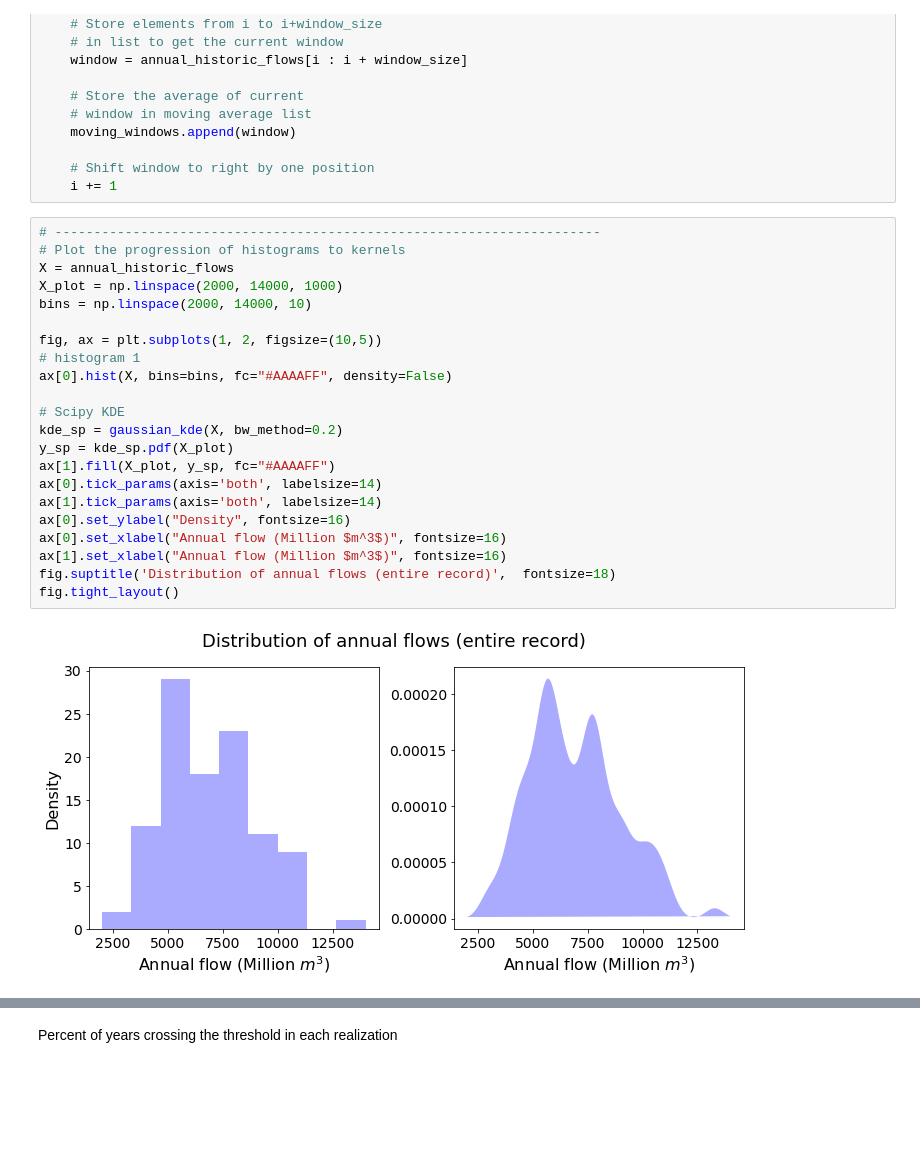
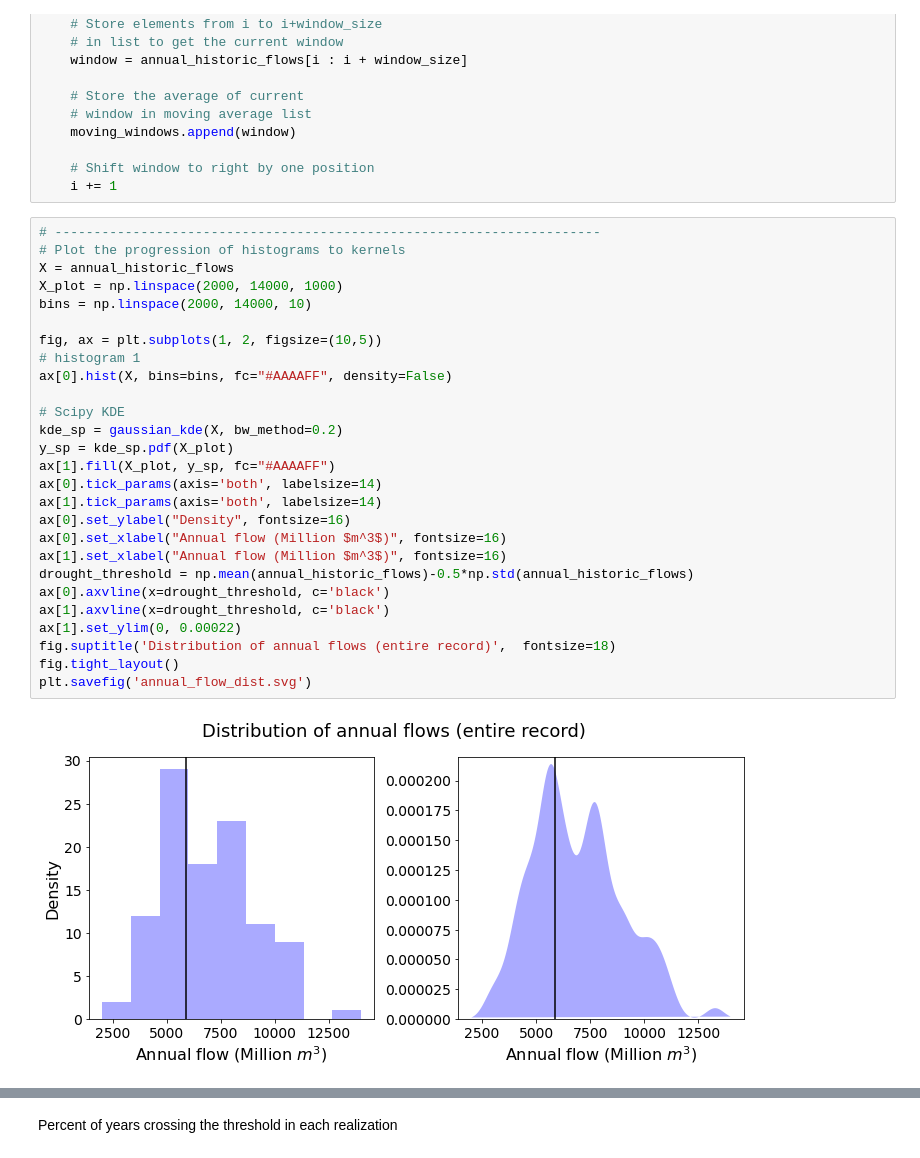
Before and after one commit to antonia-had/drought_classification, a Jupyter notebook: streamflow_distribution_changes.ipynb, the cells around one changed output, grey strips where cells are left out. Saved outputs shown, nothing was run; the diff lists cells and outputs as text; blank space fills up the shorter version.

```diff
--- a/streamflow_distribution_changes.ipynb
+++ b/streamflow_distribution_changes.ipynb
@@ -87,27 +96,32 @@ while i < len(annual_historic_flows) - window_size + 1:
 # %%
 # ----------------------------------------------------------------------
 # Plot the progression of histograms to kernels
 X = annual_historic_flows
 X_plot = np.linspace(2000, 14000, 1000)
 bins = np.linspace(2000, 14000, 10)
 
 fig, ax = plt.subplots(1, 2, figsize=(10,5))
 # histogram 1
 ax[0].hist(X, bins=bins, fc="#AAAAFF", density=False)
 
 # Scipy KDE
 kde_sp = gaussian_kde(X, bw_method=0.2)
 y_sp = kde_sp.pdf(X_plot)
 ax[1].fill(X_plot, y_sp, fc="#AAAAFF")
 ax[0].tick_params(axis='both', labelsize=14)
 ax[1].tick_params(axis='both', labelsize=14)
 ax[0].set_ylabel("Density", fontsize=16)
 ax[0].set_xlabel("Annual flow (Million $m^3$)", fontsize=16)
 ax[1].set_xlabel("Annual flow (Million $m^3$)", fontsize=16)
+drought_threshold = np.mean(annual_historic_flows)-0.5*np.std(annual_historic_flows)
+ax[0].axvline(x=drought_threshold, c='black')
+ax[1].axvline(x=drought_threshold, c='black')
+ax[1].set_ylim(0, 0.00022)
 fig.suptitle('Distribution of annual flows (entire record)',  fontsize=18)
 fig.tight_layout()
+plt.savefig('annual_flow_dist.svg')
 # %% [output]
-[figure, old version]
+[figure, new version]
 # %%
 #moving_windows = np.array_split(annual_historic_flows, 5)
 
```
Also changed, not shown: parts of 7 cells of this notebook, 28 other files.
